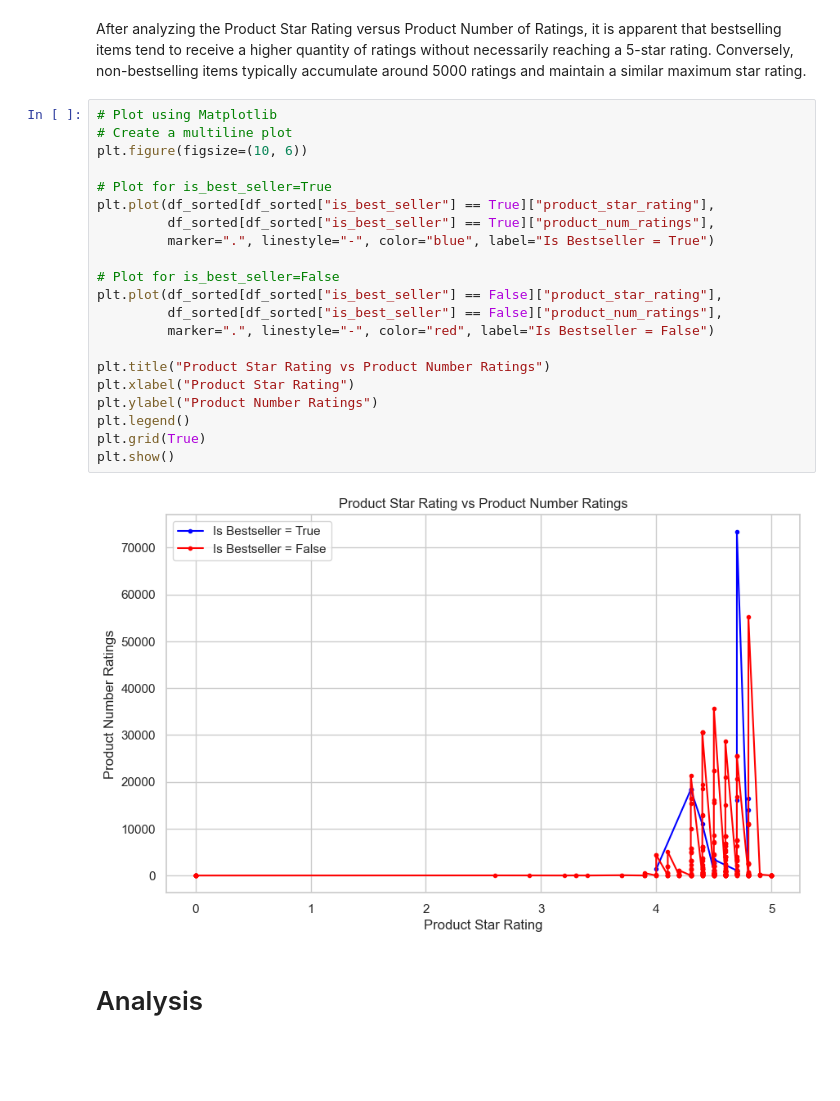
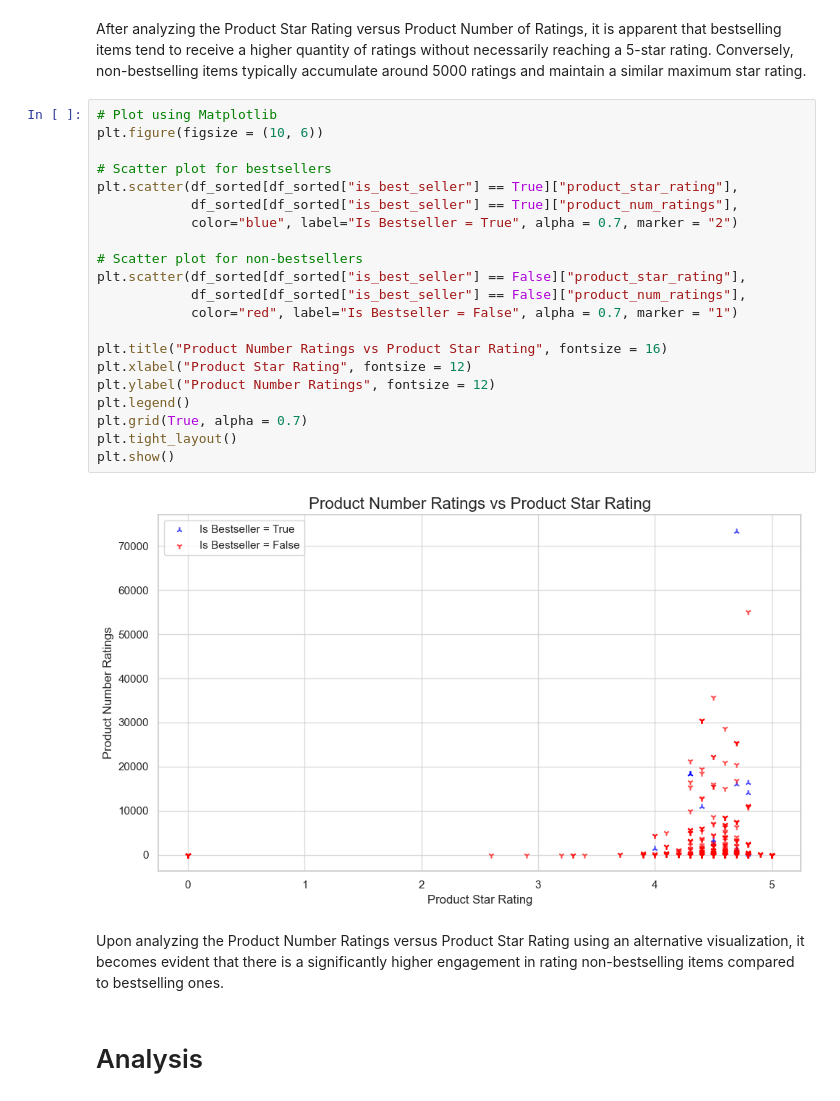
Before and after one commit to Amer4r/amazon_product_reviews_ML, a Jupyter notebook: product_star_rating_vs_product_num_rating.ipynb, the cells around one changed output. Drawn from its saved outputs; the diff is of its cells as text; blank space fills up the shorter version.

Commit message:
Update
create a tertiary plot to better visualize the data as line plot was too messy and not visually pleasing.

```diff
--- a/product_star_rating_vs_product_num_rating.ipynb
+++ b/product_star_rating_vs_product_num_rating.ipynb
@@ -66,26 +66,28 @@ plt.show()
 After analyzing the Product Star Rating versus Product Number of Ratings, it is apparent that bestselling items tend to receive a higher quantity of ratings without necessarily reaching a 5-star rating. Conversely, non-bestselling items typically accumulate around 5000 ratings and maintain a similar maximum star rating.
 # %%
 # Plot using Matplotlib
-# Create a multiline plot
-plt.figure(figsize=(10, 6))
+plt.figure(figsize = (10, 6))
 
-# Plot for is_best_seller=True
-plt.plot(df_sorted[df_sorted["is_best_seller"] == True]["product_star_rating"],
-         df_sorted[df_sorted["is_best_seller"] == True]["product_num_ratings"],
-         marker=".", linestyle="-", color="blue", label="Is Bestseller = True")
+# Scatter plot for bestsellers
+plt.scatter(df_sorted[df_sorted["is_best_seller"] == True]["product_star_rating"],
+            df_sorted[df_sorted["is_best_seller"] == True]["product_num_ratings"],
+            color="blue", label="Is Bestseller = True", alpha = 0.7, marker = "2")
 
-# Plot for is_best_seller=False
-plt.plot(df_sorted[df_sorted["is_best_seller"] == False]["product_star_rating"],
-         df_sorted[df_sorted["is_best_seller"] == False]["product_num_ratings"],
-         marker=".", linestyle="-", color="red", label="Is Bestseller = False")
+# Scatter plot for non-bestsellers
+plt.scatter(df_sorted[df_sorted["is_best_seller"] == False]["product_star_rating"],
+            df_sorted[df_sorted["is_best_seller"] == False]["product_num_ratings"],
+            color="red", label="Is Bestseller = False", alpha = 0.7, marker = "1")
 
-plt.title("Product Star Rating vs Product Number Ratings")
-plt.xlabel("Product Star Rating")
-plt.ylabel("Product Number Ratings")
+plt.title("Product Number Ratings vs Product Star Rating", fontsize = 16)
+plt.xlabel("Product Star Rating", fontsize = 12)
+plt.ylabel("Product Number Ratings", fontsize = 12)
 plt.legend()
-plt.grid(True)
+plt.grid(True, alpha = 0.7)
+plt.tight_layout()
 plt.show()
 # %% [output]
-[figure, old version]
+[figure, new version]
+# %% [markdown]
+Upon analyzing the Product Number Ratings versus Product Star Rating using an alternative visualization, it becomes evident that there is a significantly higher engagement in rating non-bestselling items compared to bestselling ones.
 # %% [markdown]
 # Analysis
```
